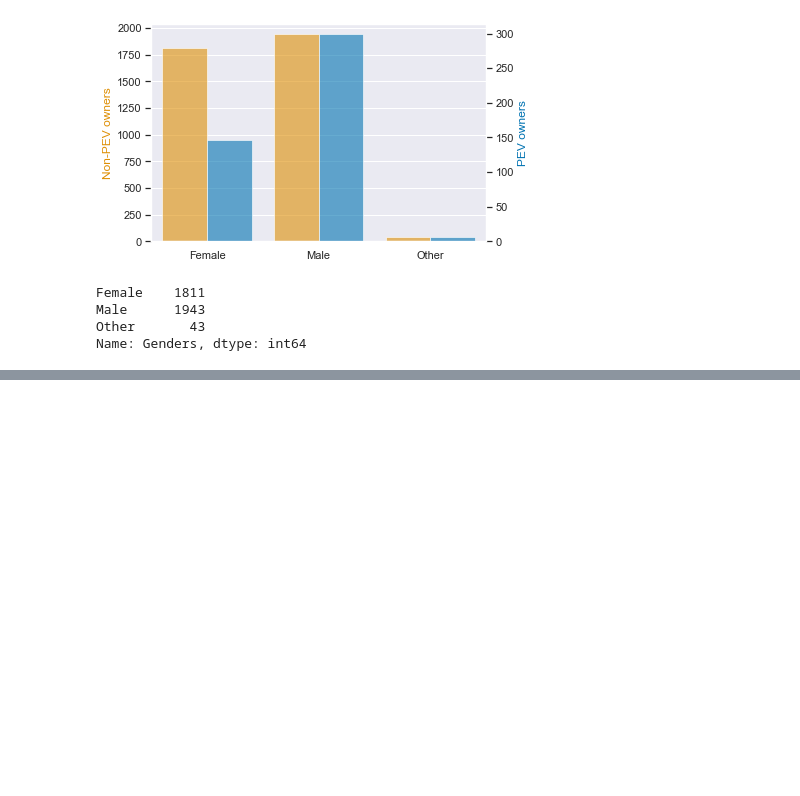
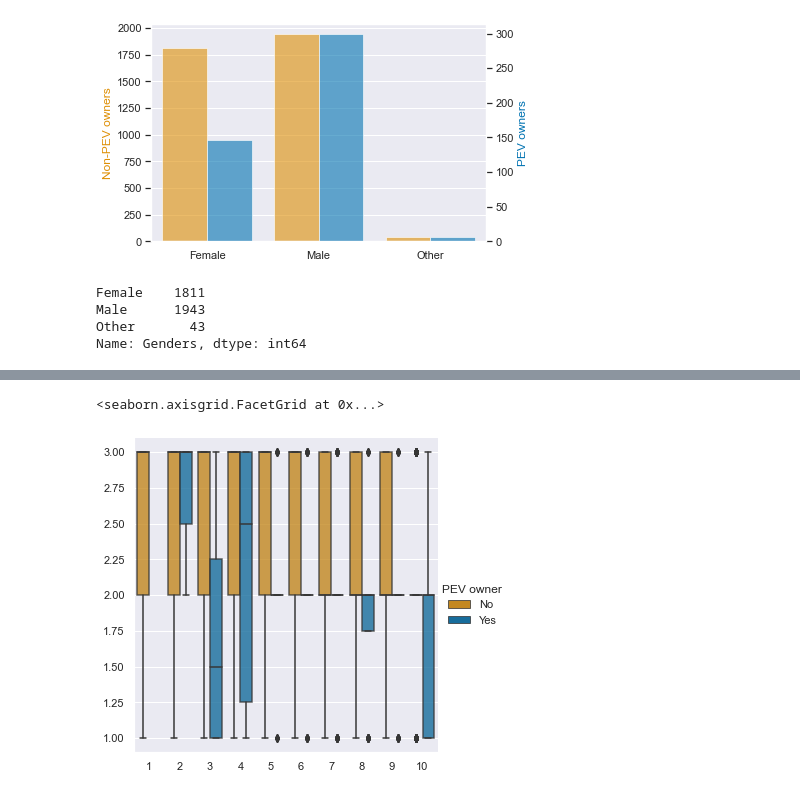
Before and after one commit to RussellShelley/Energy_Analysis, a Jupyter notebook: Visualization/DB_connected_python_vis.ipynb, the cells around one changed output, grey strips where cells are left out. Cells and saved outputs as stored; diff of their text form; code cells hidden in the pictures; blank space fills up the shorter version.

```diff
--- a/Visualization/DB_connected_python_vis.ipynb
+++ b/Visualization/DB_connected_python_vis.ipynb
@@ -622,0 +670,16 @@ plt.show()
+# %%
+colors = ["#de8f05", "#0173b2"]
+
+
+
+# Set your custom color palette
+customPalette = sns.set_palette(sns.color_palette(colors))
+g=sns.catplot(x="income", y="autonomous_hhveh", hue="PEV owner",
+            kind="box",palette=customPalette,boxprops=dict(alpha=.8), data=df_income_declared,)
+#g.set_xticklabels(["],rotation=90)
+#g.set_yticklabels(["",])
+
+g.set(ylabel="", xlabel = "")
+# %% [output]
+<seaborn.axisgrid.FacetGrid at 0x...>
+[figure, added]
```
Also changed, not shown: parts of 5 cells of this notebook, 5 other files.
